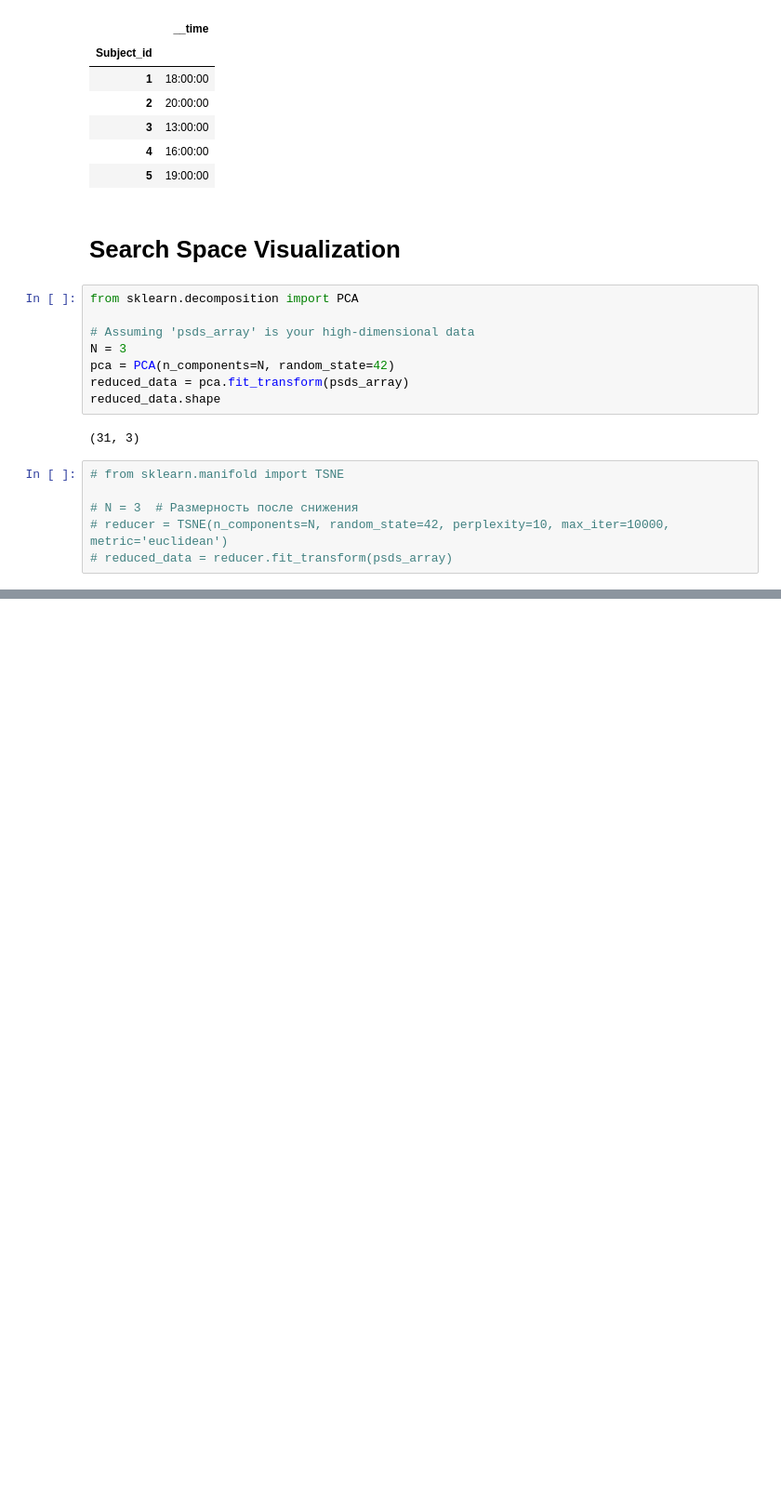
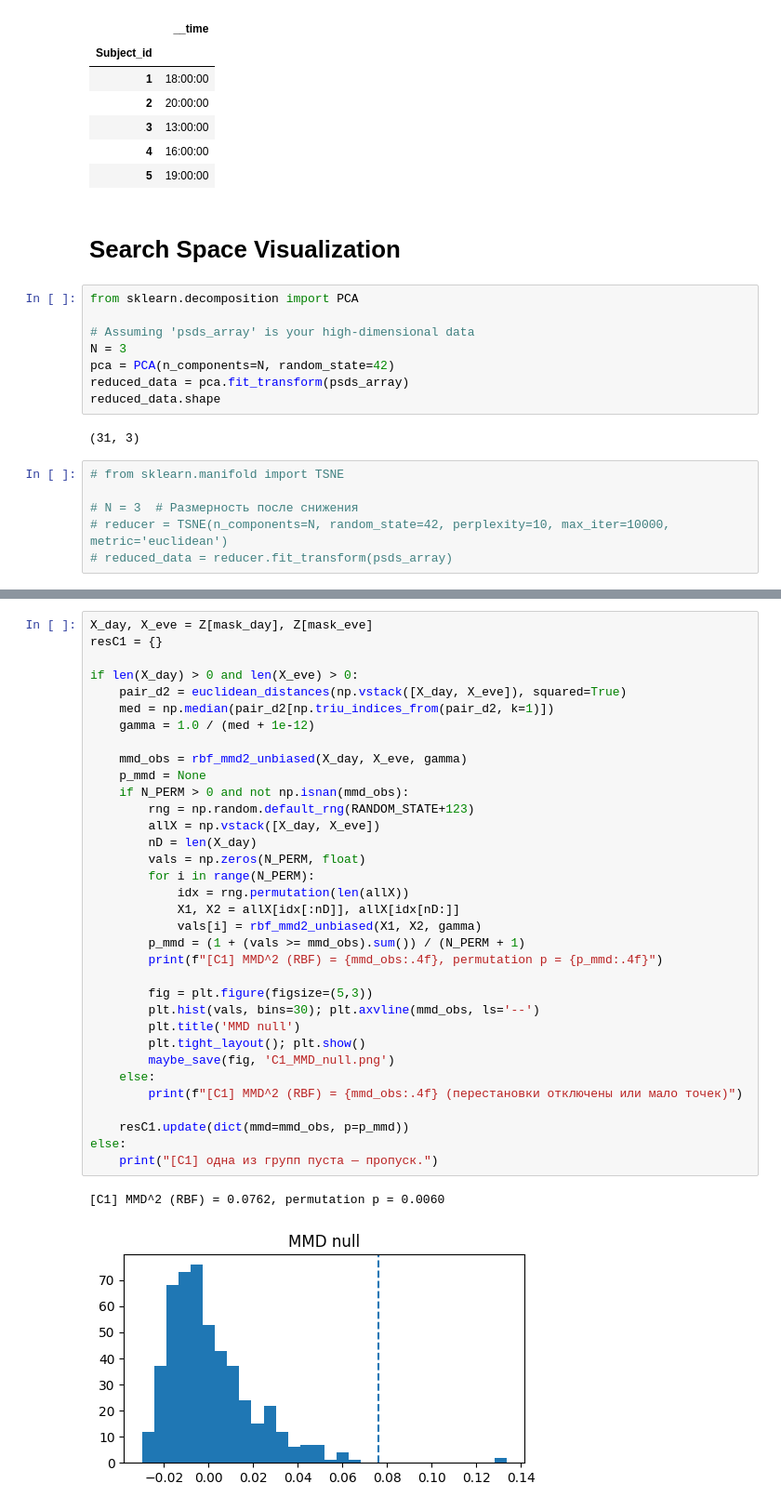
Before and after one commit to Leon-Parepko/EEG-Image-Reconstruction, a Jupyter notebook: Notebooks/Spectral_Analysis/Spectral_Clustering_All(Morlet_PCA).ipynb, the cells around one changed output, grey strips where cells are left out. Shown at 93% size. Saved outputs shown, nothing was run; the diff lists cells and outputs as text; blank space fills up the shorter version.

```diff
--- a/Notebooks/Spectral_Analysis/Spectral_Clustering_All(Morlet_PCA).ipynb
+++ b/Notebooks/Spectral_Analysis/Spectral_Clustering_All(Morlet_PCA).ipynb
@@ -648,0 +814,37 @@ fig.show()
+# %%
+X_day, X_eve = Z[mask_day], Z[mask_eve]
+resC1 = {}
+
+if len(X_day) > 0 and len(X_eve) > 0:
+    pair_d2 = euclidean_distances(np.vstack([X_day, X_eve]), squared=True)
+    med = np.median(pair_d2[np.triu_indices_from(pair_d2, k=1)])
+    gamma = 1.0 / (med + 1e-12)
+
+    mmd_obs = rbf_mmd2_unbiased(X_day, X_eve, gamma)
+    p_mmd = None
+    if N_PERM > 0 and not np.isnan(mmd_obs):
+        rng = np.random.default_rng(RANDOM_STATE+123)
+        allX = np.vstack([X_day, X_eve])
+        nD = len(X_day)
+        vals = np.zeros(N_PERM, float)
+        for i in range(N_PERM):
+            idx = rng.permutation(len(allX))
+            X1, X2 = allX[idx[:nD]], allX[idx[nD:]]
+            vals[i] = rbf_mmd2_unbiased(X1, X2, gamma)
+        p_mmd = (1 + (vals >= mmd_obs).sum()) / (N_PERM + 1)
+        print(f"[C1] MMD^2 (RBF) = {mmd_obs:.4f}, permutation p = {p_mmd:.4f}")
+
+        fig = plt.figure(figsize=(5,3))
+        plt.hist(vals, bins=30); plt.axvline(mmd_obs, ls='--')
+        plt.title('MMD null')
+        plt.tight_layout(); plt.show()
+        maybe_save(fig, 'C1_MMD_null.png')
+    else:
+        print(f"[C1] MMD^2 (RBF) = {mmd_obs:.4f} (перестановки отключены или мало точек)")
+
+    resC1.update(dict(mmd=mmd_obs, p=p_mmd))
+else:
+    print("[C1] одна из групп пуста — пропуск.")
+# %% [output]
+[C1] MMD^2 (RBF) = 0.0762, permutation p = 0.0060
+[figure, added]
```
Also changed, not shown: parts of 10 cells of this notebook.
